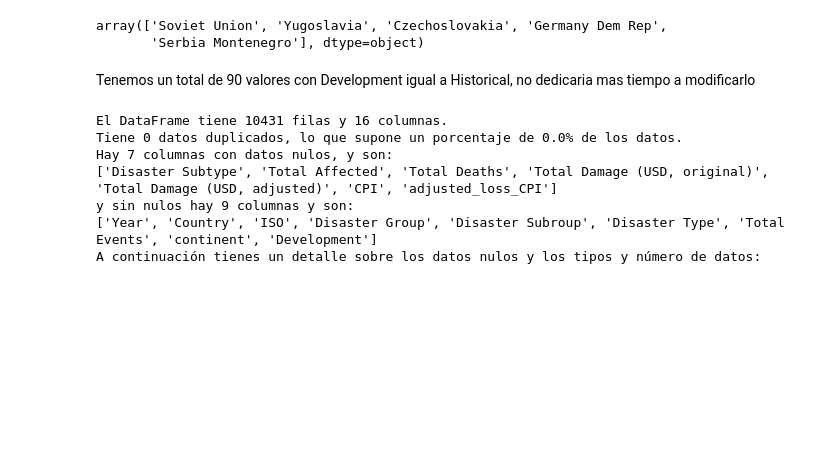
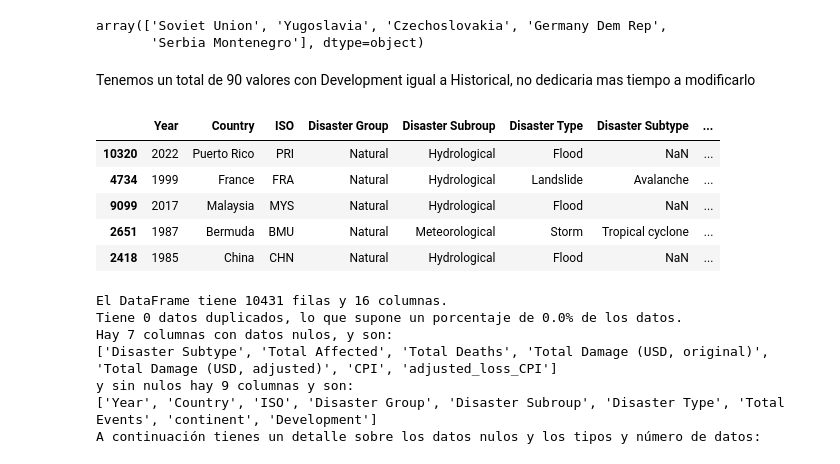
Before and after one commit to mpenacasares/pair-programming-modulo-4-tableau, a Jupyter notebook: EDA_natural_disaster.ipynb, the cells around one changed output. Drawn from its saved outputs; the diff is of its cells as text; code cells hidden in the pictures; blank space fills up the shorter version.

```diff
--- a/EDA_natural_disaster.ipynb
+++ b/EDA_natural_disaster.ipynb
@@ -842,6 +842,15 @@ array(['Soviet Union', 'Yugoslavia', 'Czechoslovakia', 'Germany Dem Rep',
        'Serbia Montenegro'], dtype=object)
 # %% [markdown]
 Tenemos un total de 90 valores con Development igual a Historical, no dedicaria mas tiempo a modificarlo
+# %%
+df.sample(5)
+# %% [output]
+|  | Year | Country | ISO | Disaster Group | Disaster Subroup | Disaster Type | Disaster Subtype | ... |
+| 10320 | 2022 | Puerto Rico | PRI | Natural | Hydrological | Flood | NaN | ... |
+| 4734 | 1999 | France | FRA | Natural | Hydrological | Landslide | Avalanche | ... |
+| 9099 | 2017 | Malaysia | MYS | Natural | Hydrological | Flood | NaN | ... |
+| 2651 | 1987 | Bermuda | BMU | Natural | Meteorological | Storm | Tropical cyclone | ... |
+| 2418 | 1985 | China | CHN | Natural | Hydrological | Flood | NaN | ... |
 # %%
 exploracion(df)
 # %% [output]
```
Also changed, not shown: parts of 1 cell of this notebook, 3 other files.
